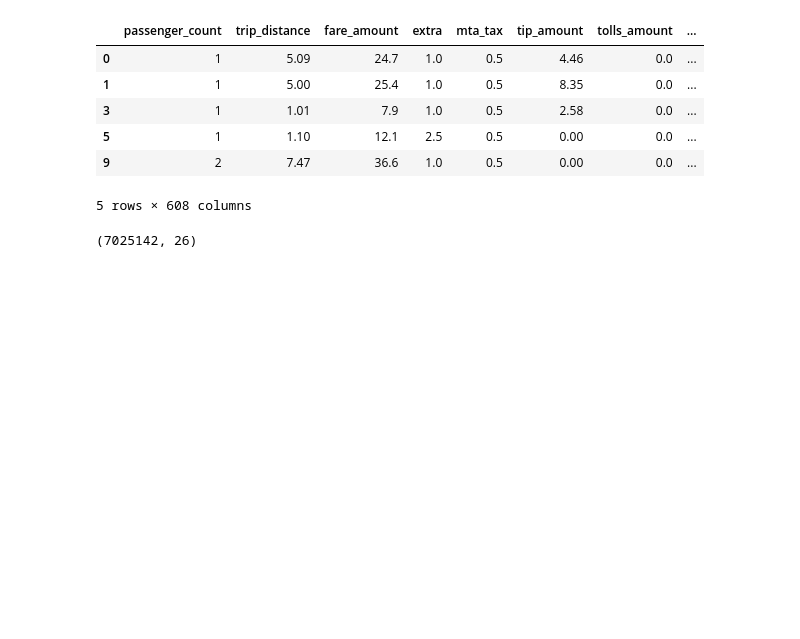
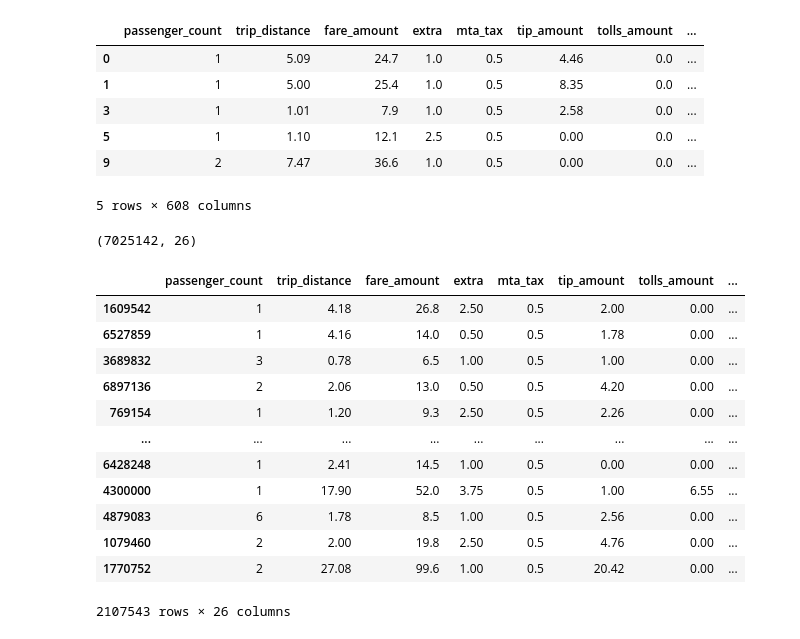
Before and after one commit to SamuelAmihere/TripNYC, a Jupyter notebook: models/ml/data_processing.ipynb, the cells around one changed output. Drawn from its saved outputs; the diff is of its cells as text; code cells hidden in the pictures; blank space fills up the shorter version.

```diff
--- a/models/ml/data_processing.ipynb
+++ b/models/ml/data_processing.ipynb
@@ -628,3 +628,19 @@ df_30 = df_tmp.sample(frac=0.3)
 # %%
 # save_data
 df_30.to_csv('Data/yellow/yellow_tripdata_30.csv', index=False)
+# %%
+df_30
+# %% [output]
+|  | passenger_count | trip_distance | fare_amount | extra | mta_tax | tip_amount | tolls_amount | ... |
+| 1609542 | 1 | 4.18 | 26.8 | 2.50 | 0.5 | 2.00 | 0.00 | ... |
+| 6527859 | 1 | 4.16 | 14.0 | 0.50 | 0.5 | 1.78 | 0.00 | ... |
+| 3689832 | 3 | 0.78 | 6.5 | 1.00 | 0.5 | 1.00 | 0.00 | ... |
+| 6897136 | 2 | 2.06 | 13.0 | 0.50 | 0.5 | 4.20 | 0.00 | ... |
+| 769154 | 1 | 1.20 | 9.3 | 2.50 | 0.5 | 2.26 | 0.00 | ... |
+| ... | ... | ... | ... | ... | ... | ... | ... | ... |
+| 6428248 | 1 | 2.41 | 14.5 | 1.00 | 0.5 | 0.00 | 0.00 | ... |
+| 4300000 | 1 | 17.90 | 52.0 | 3.75 | 0.5 | 1.00 | 6.55 | ... |
+| 4879083 | 6 | 1.78 | 8.5 | 1.00 | 0.5 | 2.56 | 0.00 | ... |
+| 1079460 | 2 | 2.00 | 19.8 | 2.50 | 0.5 | 4.76 | 0.00 | ... |
+| 1770752 | 2 | 27.08 | 99.6 | 1.00 | 0.5 | 20.42 | 0.00 | ... |
+2107543 rows × 26 columns
```
Also changed, not shown: 3 other files.
